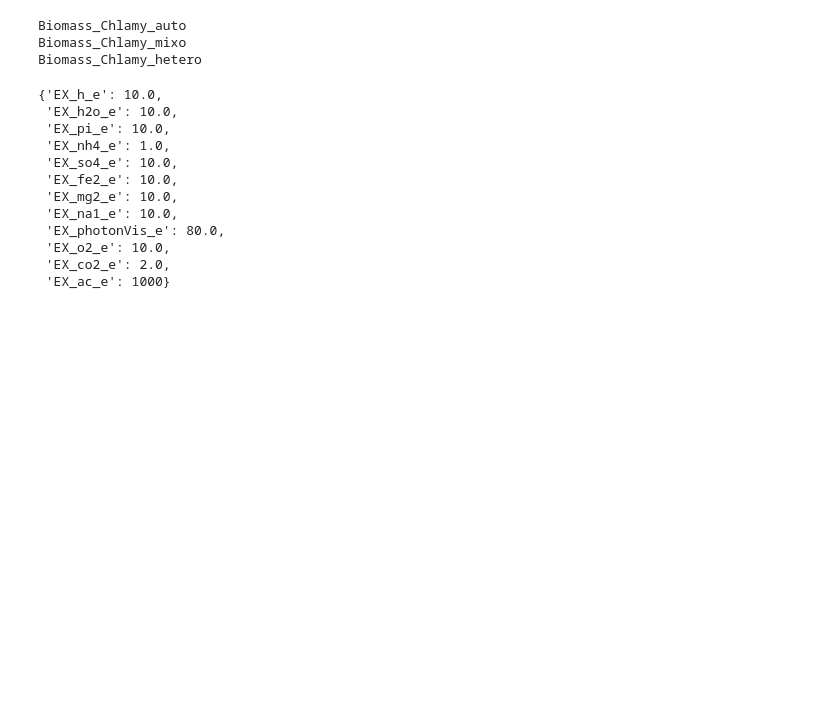
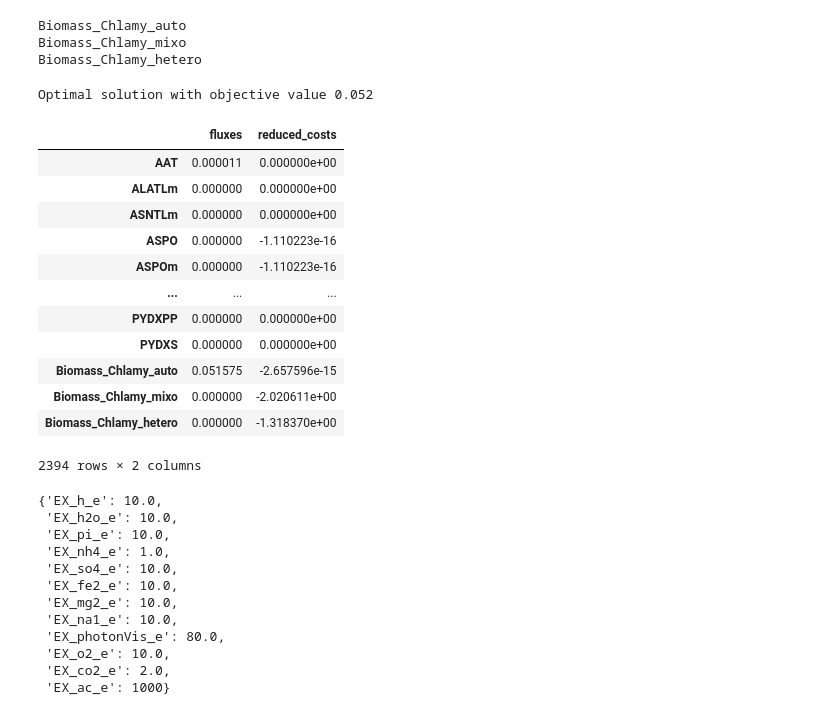
Before and after one commit to 27410/27410-group-assigment-group_7_fuelimycins_in_c_reinhardtii, a Jupyter notebook: project_NB.ipynb, the cells around one changed output. Drawn from its saved outputs; the diff is of its cells as text; code cells hidden in the pictures; blank space fills up the shorter version.

```diff
--- a/project_NB.ipynb
+++ b/project_NB.ipynb
@@ -102,3 +107,23 @@ Biomass_Chlamy_hetero
+# %%
+# Simulate the model
+
+solution = model.optimize()
+solution
+# %% [output]
+Optimal solution with objective value 0.052
+|  | fluxes | reduced_costs |
+| AAT | 0.000011 | 0.000000e+00 |
+| ALATLm | 0.000000 | 0.000000e+00 |
+| ASNTLm | 0.000000 | 0.000000e+00 |
+| ASPO | 0.000000 | -1.110223e-16 |
+| ASPOm | 0.000000 | -1.110223e-16 |
+| ... | ... | ... |
+| PYDXPP | 0.000000 | 0.000000e+00 |
+| PYDXS | 0.000000 | 0.000000e+00 |
+| Biomass_Chlamy_auto | 0.051575 | -2.657596e-15 |
+| Biomass_Chlamy_mixo | 0.000000 | -2.020611e+00 |
+| Biomass_Chlamy_hetero | 0.000000 | -1.318370e+00 |
+2394 rows × 2 columns
 # %%
 # Change medium composition (acetate)
 
```
Also changed, not shown: parts of 18 cells of this notebook.
